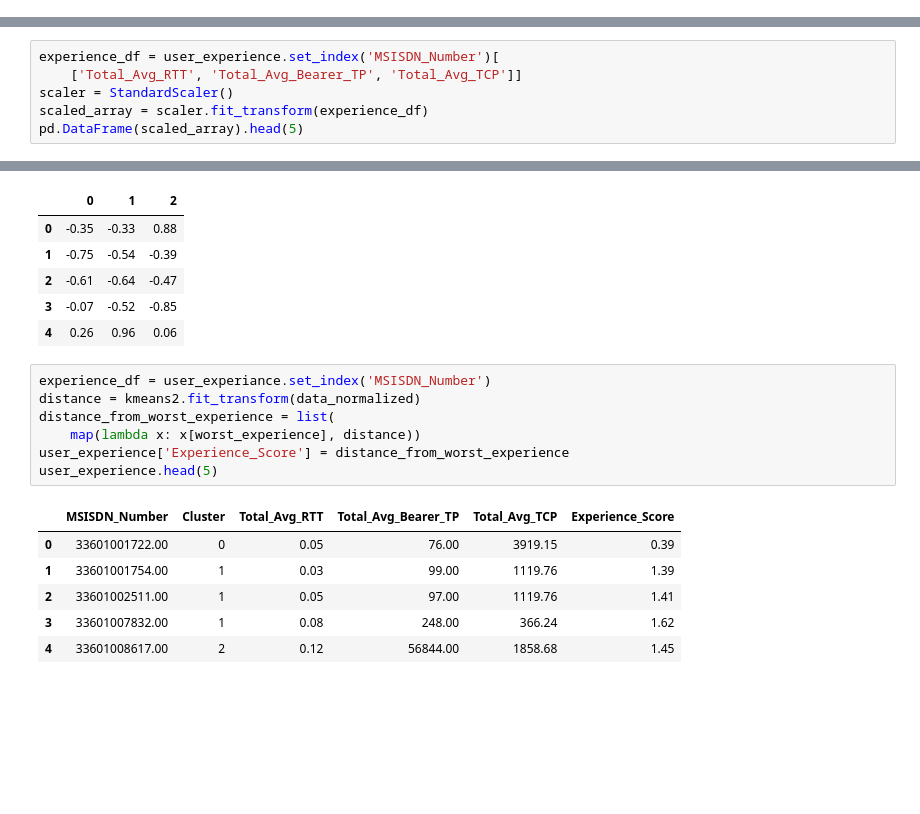
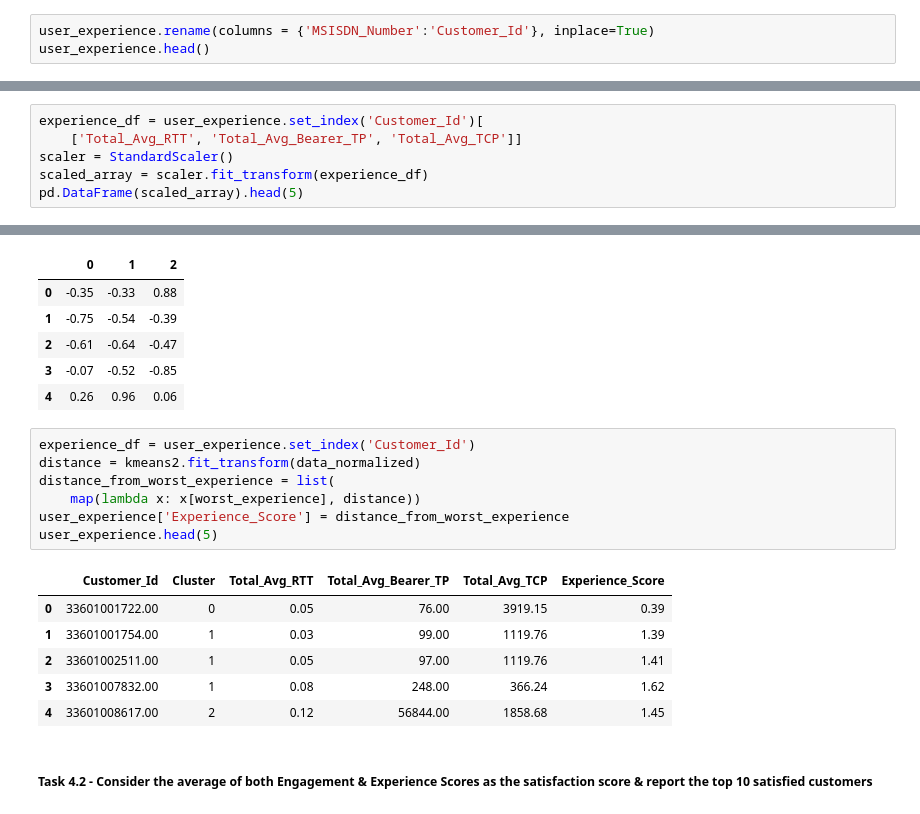
Before and after one commit to bkget/Telecom-Data-Analysis, a Jupyter notebook: notebooks/4.user_satisifaction_analysis.ipynb, the cells around one changed output, grey strips where cells are left out. Cells and saved outputs as stored; diff of their text form; blank space fills up the shorter version.

```diff
--- a/notebooks/4.user_satisifaction_analysis.ipynb
+++ b/notebooks/4.user_satisifaction_analysis.ipynb
@@ -53,0 +45,3 @@ user_experience.head()
+# %%
+user_experience.rename(columns = {'MSISDN_Number':'Customer_Id'}, inplace=True)
+user_experience.head()
@@ -110,7 +111,7 @@ with open("../models/user_experiance.pkl", "rb") as f:
     kmeans2 = pickle.load(f)
 worst_experience = 0
 # %%
-experience_df = user_experience.set_index('MSISDN_Number')[
+experience_df = user_experience.set_index('Customer_Id')[
     ['Total_Avg_RTT', 'Total_Avg_Bearer_TP', 'Total_Avg_TCP']]
 scaler = StandardScaler()
 scaled_array = scaler.fit_transform(experience_df)
@@ -133,16 +134,18 @@ pd.DataFrame(data_normalized).head(5)
 | 3 | -0.07 | -0.52 | -0.85 |
 | 4 | 0.26 | 0.96 | 0.06 |
 # %%
-experience_df = user_experiance.set_index('MSISDN_Number')
+experience_df = user_experience.set_index('Customer_Id')
 distance = kmeans2.fit_transform(data_normalized)
 distance_from_worst_experience = list(
     map(lambda x: x[worst_experience], distance))
 user_experience['Experience_Score'] = distance_from_worst_experience
 user_experience.head(5)
 # %% [output]
-|  | MSISDN_Number | Cluster | Total_Avg_RTT | Total_Avg_Bearer_TP | Total_Avg_TCP | Experience_Score |
+|  | Customer_Id | Cluster | Total_Avg_RTT | Total_Avg_Bearer_TP | Total_Avg_TCP | Experience_Score |
 | 0 | 33601001722.00 | 0 | 0.05 | 76.00 | 3919.15 | 0.39 |
 | 1 | 33601001754.00 | 1 | 0.03 | 99.00 | 1119.76 | 1.39 |
 | 2 | 33601002511.00 | 1 | 0.05 | 97.00 | 1119.76 | 1.41 |
 | 3 | 33601007832.00 | 1 | 0.08 | 248.00 | 366.24 | 1.62 |
 | 4 | 33601008617.00 | 2 | 0.12 | 56844.00 | 1858.68 | 1.45 |
+# %% [markdown]
+##### **Task 4.2** - Consider the average of both Engagement & Experience Scores as  the satisfaction score & report the top 10 satisfied customers
```
Also changed, not shown: parts of 11 cells of this notebook.
